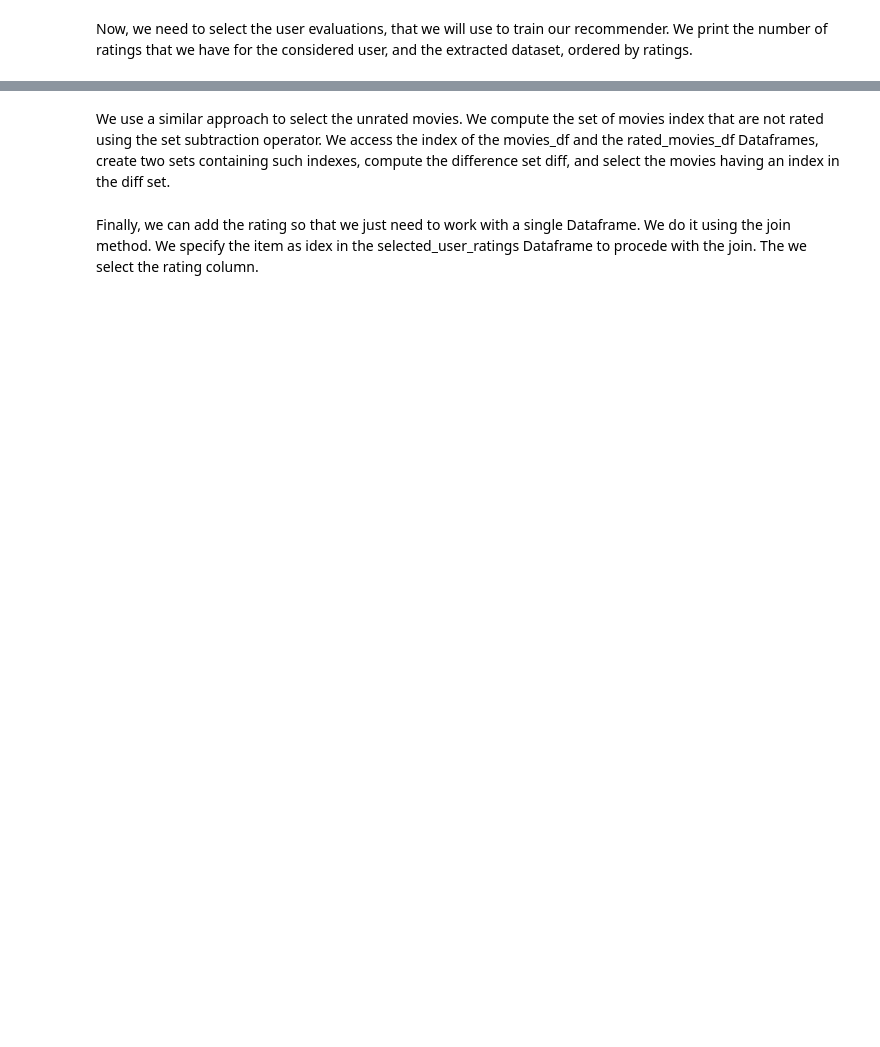
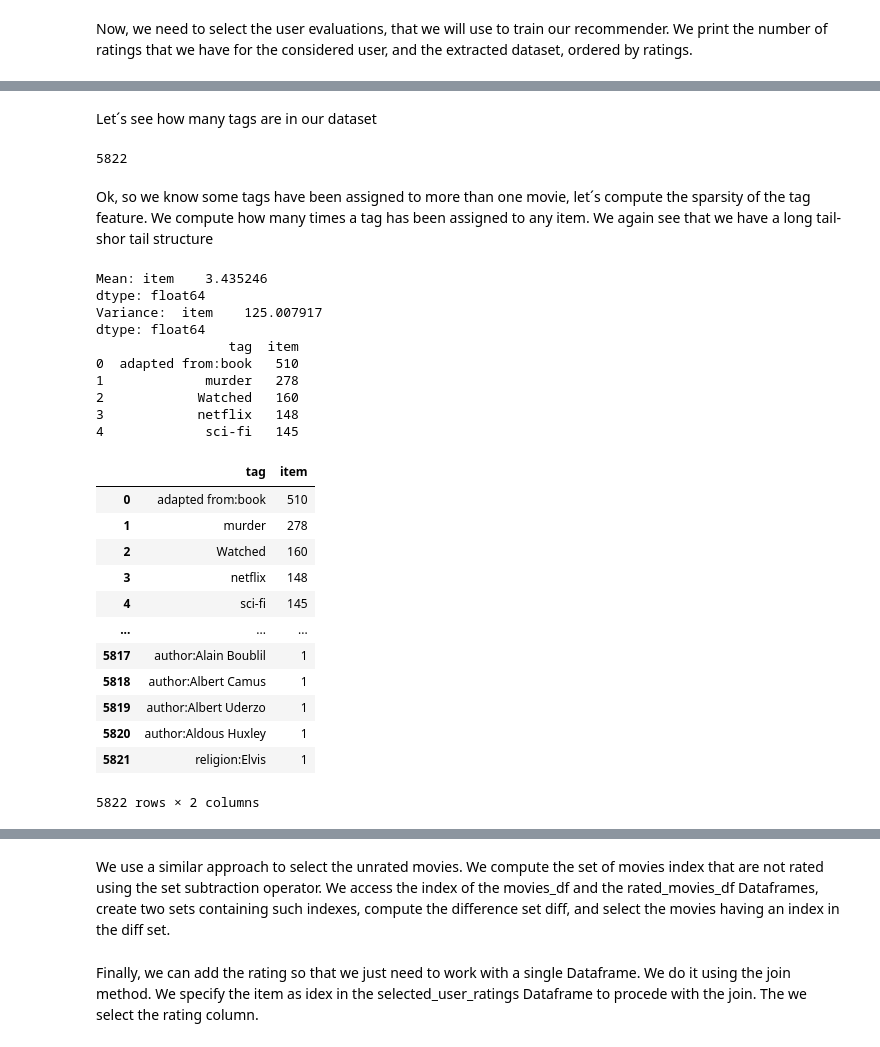
Before and after one commit to csotogd/Recommender-System-santa-claus, a Jupyter notebook: RS project.ipynb, the cells around one changed output, grey strips where cells are left out. Saved outputs shown, nothing was run; the diff lists cells and outputs as text; code cells hidden in the pictures; blank space fills up the shorter version.

```diff
--- a/RS project.ipynb
+++ b/RS project.ipynb
@@ -186,0 +285,44 @@ display(rated_movies_df.head(10))
+# %% [markdown]
+Let´s see how many tags are in our dataset
+# %%
+print(len(tags_df['tag'].unique()))
+# %% [output]
+5822
+# %% [markdown]
+Ok, so we know some tags have been assigned to more than one movie, let´s compute the sparsity of the tag feature.
+We compute how many times a tag has been assigned to any item.
+We again see that we have a long tail-shor tail structure
+# %%
+tags_df['item']= tags_df.index
+count_items_per_tag_df = tags_df[['tag','item']].groupby(['tag']).count()
+print('Mean:', count_items_per_tag_df.mean())
+print('Variance: ', count_items_per_tag_df.var())
+count_items_per_tag_df = count_items_per_tag_df.sort_values(by="item", ascending=False).reset_index()
+print(count_items_per_tag_df.head())
+#print(list(count_tags_df.index))
+display(count_items_per_tag_df)
+#sns.displot(data=count_items_per_tag_df, x=list(count_items_per_tag_df.index), y='item')
+# %% [output]
+Mean: item    3.435246
+dtype: float64
+Variance:  item    125.007917
+dtype: float64
+                 tag  item
+0  adapted from:book   510
+1             murder   278
+2            Watched   160
+3            netflix   148
+4             sci-fi   145
+|  | tag | item |
+| 0 | adapted from:book | 510 |
+| 1 | murder | 278 |
+| 2 | Watched | 160 |
+| 3 | netflix | 148 |
+| 4 | sci-fi | 145 |
+| ... | ... | ... |
+| 5817 | author:Alain Boublil | 1 |
+| 5818 | author:Albert Camus | 1 |
+| 5819 | author:Albert Uderzo | 1 |
+| 5820 | author:Aldous Huxley | 1 |
+| 5821 | religion:Elvis | 1 |
+5822 rows × 2 columns
```
Also changed, not shown: parts of 76 cells of this notebook.
